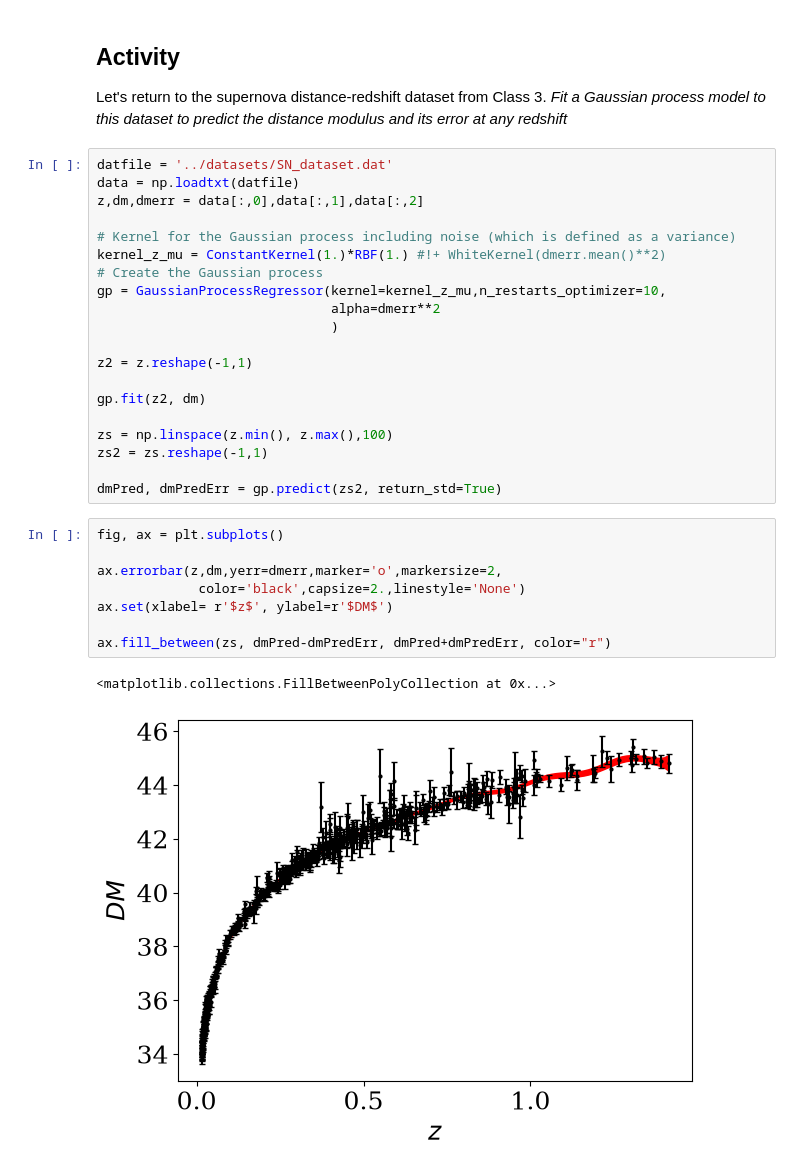
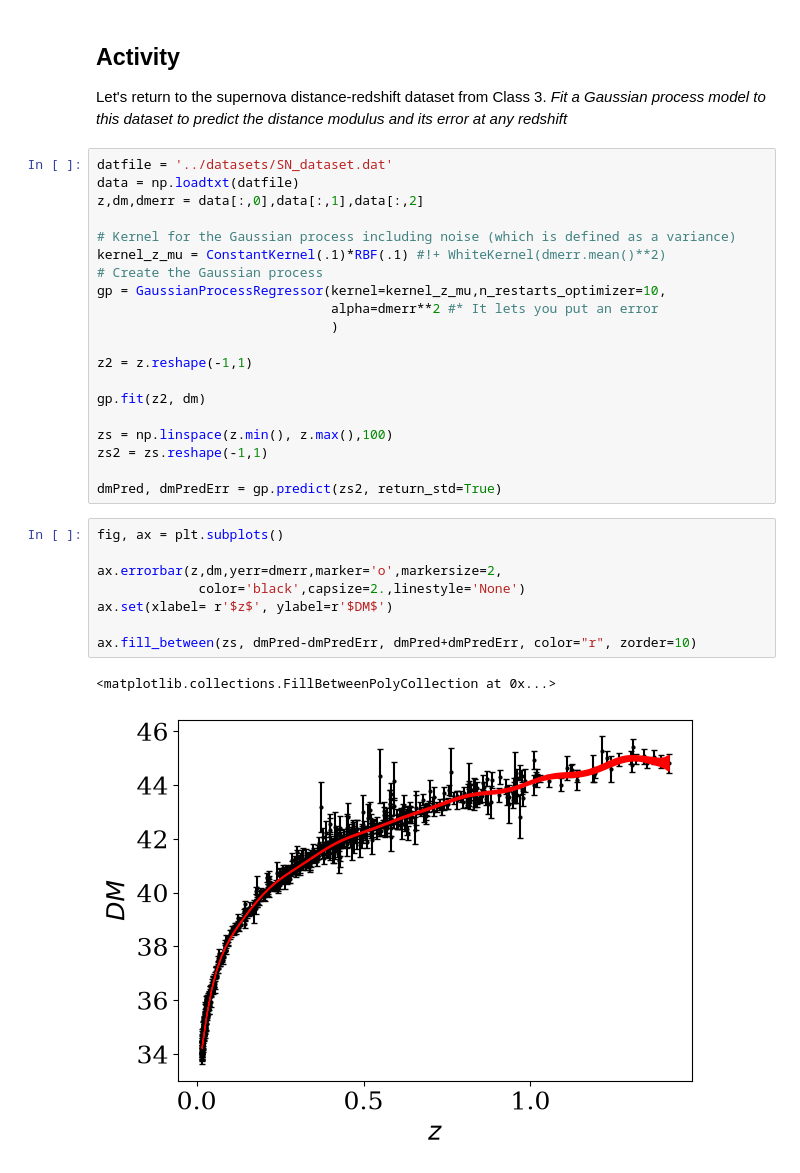
Before and after one commit to bray217/CAS_Stats_course_Sep_25, a Jupyter notebook: TO_CHANGE_Jupyter_notebooks/Notebook_Class4_Regression.ipynb, the cells around one changed output. Drawn from its saved outputs; the diff is of its cells as text.

```diff
--- a/TO_CHANGE_Jupyter_notebooks/Notebook_Class4_Regression.ipynb
+++ b/TO_CHANGE_Jupyter_notebooks/Notebook_Class4_Regression.ipynb
@@ -441,10 +442,10 @@ data = np.loadtxt(datfile)
 z,dm,dmerr = data[:,0],data[:,1],data[:,2]
 
 # Kernel for the Gaussian process including noise (which is defined as a variance)
-kernel_z_mu = ConstantKernel(1.)*RBF(1.) #!+ WhiteKernel(dmerr.mean()**2)
+kernel_z_mu = ConstantKernel(.1)*RBF(.1) #!+ WhiteKernel(dmerr.mean()**2)
 # Create the Gaussian process
 gp = GaussianProcessRegressor(kernel=kernel_z_mu,n_restarts_optimizer=10,
-                              alpha=dmerr**2
+                              alpha=dmerr**2 #* It lets you put an error
                               )
 
 z2 = z.reshape(-1,1)
@@ -458,11 +459,11 @@ dmPred, dmPredErr = gp.predict(zs2, return_std=True)
 # %%
 fig, ax = plt.subplots()
 
 ax.errorbar(z,dm,yerr=dmerr,marker='o',markersize=2,
              color='black',capsize=2.,linestyle='None')
 ax.set(xlabel= r'$z$', ylabel=r'$DM$')
 
-ax.fill_between(zs, dmPred-dmPredErr, dmPred+dmPredErr, color="r")
+ax.fill_between(zs, dmPred-dmPredErr, dmPred+dmPredErr, color="r", zorder=10)
 # %% [output]
 <matplotlib.collections.FillBetweenPolyCollection at 0x...>
-[figure, old version]
+[figure, new version]
```
Also changed, not shown: parts of 5 cells of this notebook, 1 other file.
